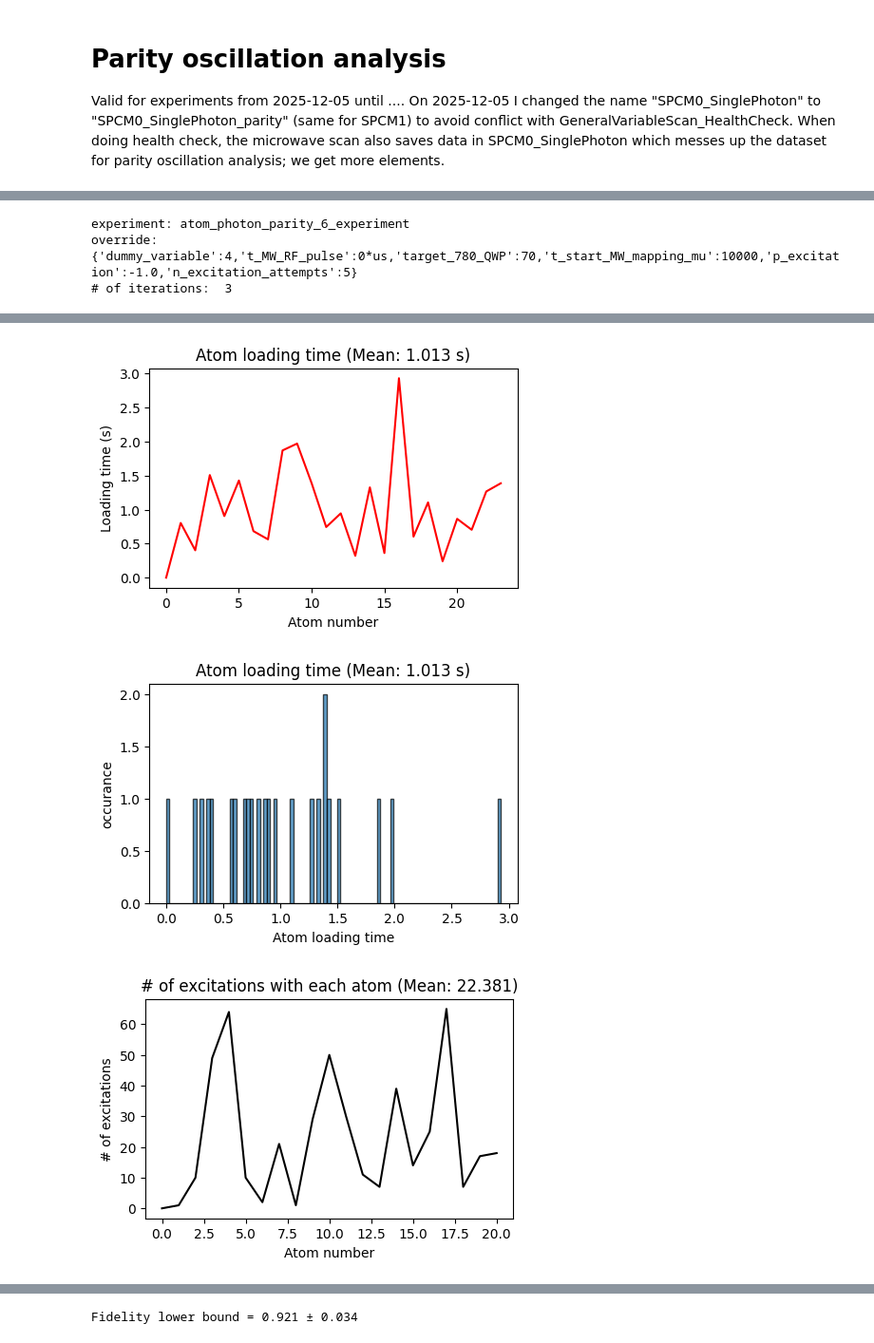
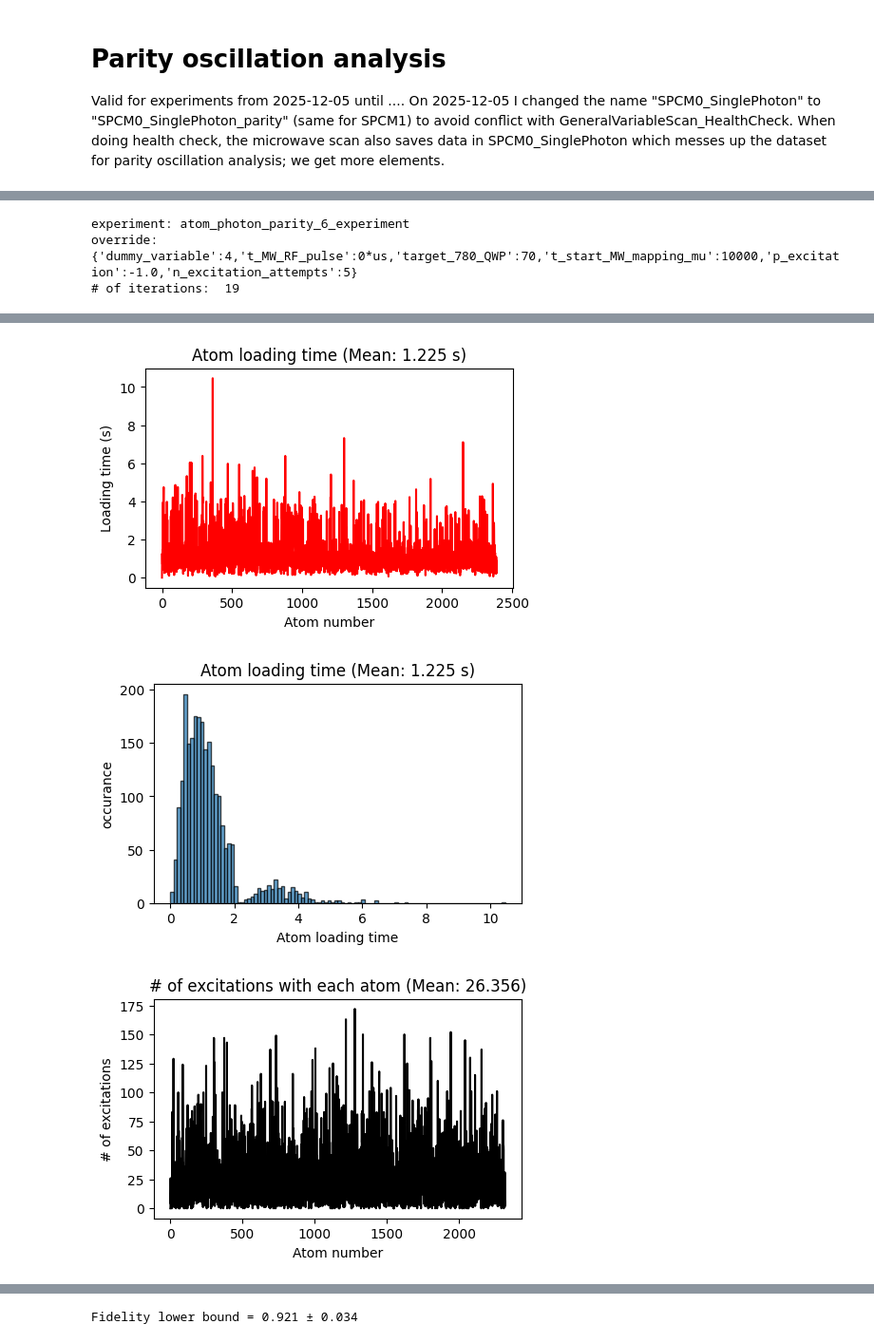
Before and after one commit to QuantumQuadrate/qn_artiq_routines, a Jupyter notebook: Analysis/Tomography analysis/Parity_Oscillation_analysis_2025.ipynb, the cells around one changed output, grey strips where cells are left out. Shown at 95% size. Saved outputs shown, nothing was run; the diff lists cells and outputs as text; code cells hidden in the pictures.

Commit message:
Updated Parity_Oscillation_analysis_2025.ipynb to include analysis for GVS_HealthCheck_CatchError which works well.

```diff
--- a/Analysis/Tomography analysis/Parity_Oscillation_analysis_2025.ipynb
+++ b/Analysis/Tomography analysis/Parity_Oscillation_analysis_2025.ipynb
@@ -5,5 +348,5 @@ On 2025-12-05 I changed the name "SPCM0_SinglePhoton" to "SPCM0_SinglePhoton_par
 # %%
-date_filters = ["2025-12-05"]
+date_filters = ["2025-12-08"]
 
 from matplotlib import pyplot as plt
 import matplotlib as mpl
@@ -30,11 +373,11 @@ def average_over_measurement(measurements, history):
 
 
 fnames = get_files_by_criteria(date_filters, # only find files from these date directories
-                               name_filters=["GeneralVariableScan"], # only find files containing all these strings
+                               name_filters=["GeneralVariableScan", "GeneralVariableScan_HealthCheck_CatchError_parent_rid_combined"], # only find files containing all these strings
                                condition=lambda filename: True, # use this to filter by experiment parameters, like this: lambda filename: np.bool_(h5py.File(filename)['datasets']['set_current_coil_volts_at_finish'])
                                start_dir=results,
                                include_path=True, # if False, only return the name of the file, not the full path
-                               print_filenames=True
+                               print_filenames=False
 )
 
 
@@ -50,6 +393,5 @@ for i,f in enumerate(fnames):
                 scan_str += ", " +str_from_h5(ds['scan_variable2_name'])
             print(f"file {i} ({f}) scanned over "+scan_str)
         except:
-
             print(f"oops... something wrong with {f}")
 # %% [output]
@@ -73,7 +415,7 @@ file 29 (C:\Networking Experiment\artiq codes\artiq-master\results\2025-12-05\16
 # %%
 ### the file(s) to analyze:
 file_indices = {
-    28:'',
+    33:'',
     # 40:'',
     # 42:'',
 }
@@ -369,4 +711,4 @@ plt.show()
 # %% [output]
 experiment: atom_photon_parity_6_experiment
 override: {'dummy_variable':4,'t_MW_RF_pulse':0*us,'target_780_QWP':70,'t_start_MW_mapping_mu':10000,'p_excitation':-1.0,'n_excitation_attempts':5}
-# of iterations:  3
+# of iterations:  19
@@ -375,6 +717,6 @@ override: {'dummy_variable':4,'t_MW_RF_pulse':0*us,'target_780_QWP':70,'t_start_
-[figure, old version]
+[figure, new version]
-[figure, old version]
+[figure, new version]
-[figure, old version]
+[figure, new version]
 # %%
 """
 Joint probabilities P(SPCM, mF).
```
Also changed, not shown: parts of 6 cells of this notebook, 3 other files.
